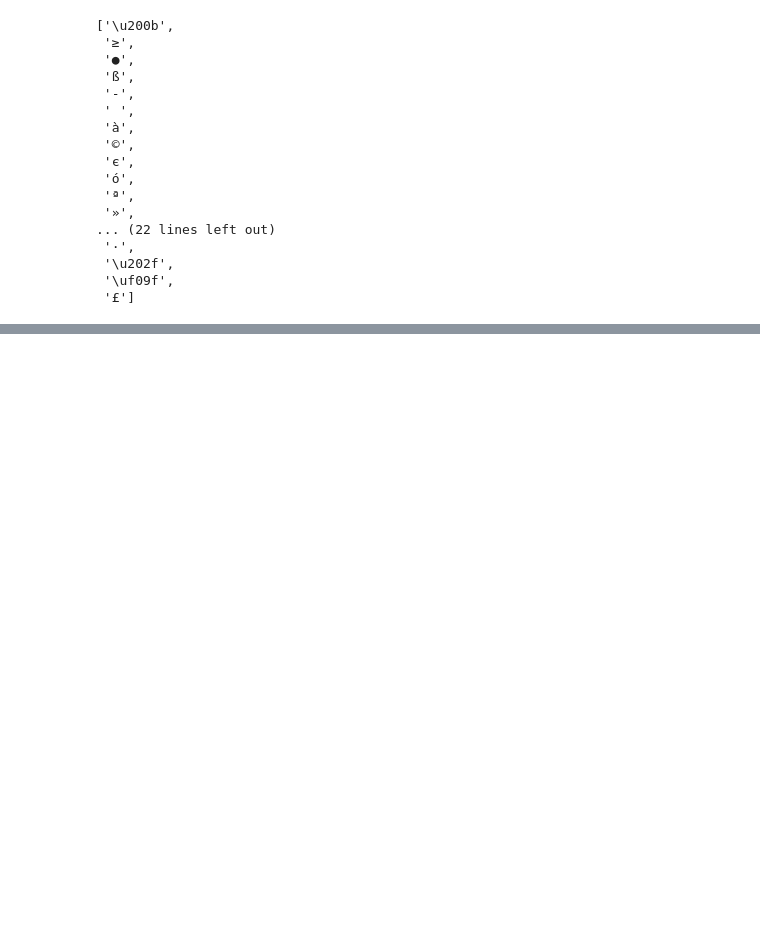
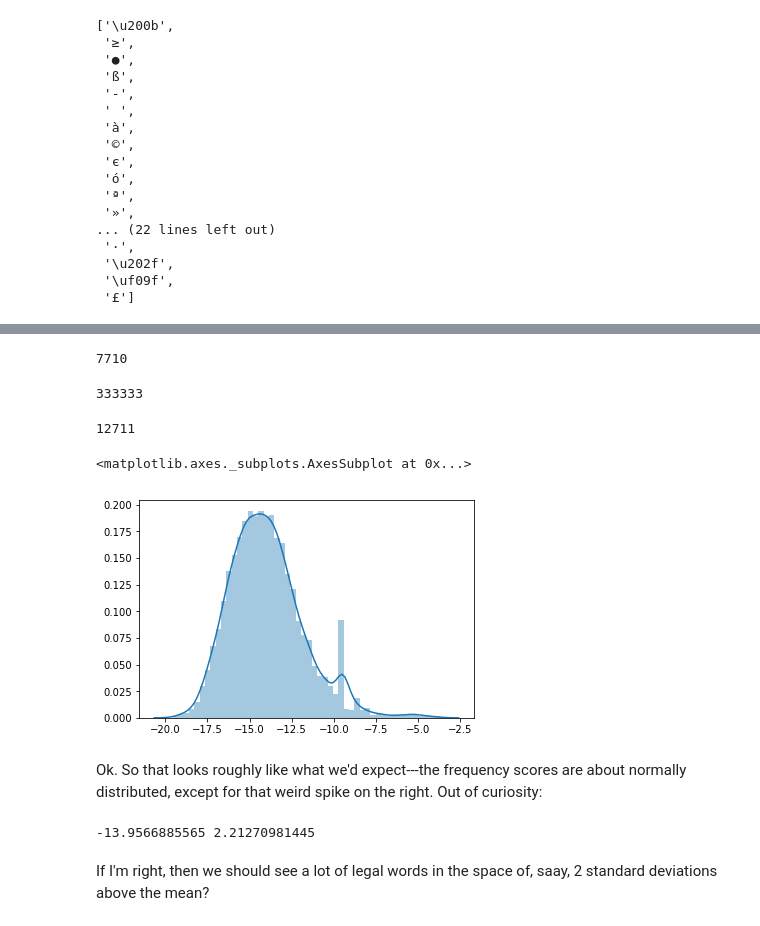
Before and after one commit to paultopia/kexplore, a Jupyter notebook: initial-explore.ipynb, the cells around one changed output, grey strips where cells are left out. Saved outputs shown, nothing was run; the diff lists cells and outputs as text; code cells hidden in the pictures; blank space fills up the shorter version.

```diff
--- a/initial-explore.ipynb
+++ b/initial-explore.ipynb
@@ -333,0 +409,40 @@ cleanks = [x.translate({ord(c): None for c in garbage}) for x in cleanks]
+# %%
+# that's more like it.
+contract_frequencies = Counter(words)
+# %%
+len(contract_frequencies.keys())
+# %% [output]
+7710
+# %%
+# now for norvig.
+language_frequencies = {}
+with open("norvig-list.txt") as nl:
+    for x in nl:
+        m = x.strip().split("\t")
+        language_frequencies.update({m[0]: int(m[1])})
+# %%
+len(language_frequencies.keys())
+# %% [output]
+333333
+# %%
+minval = min(language_frequencies.values())
+print(minval)
+# %% [output]
+12711
+# %%
+from math import log
+frequency_scores = {}
+for x in contract_frequencies.keys():
+    if x in language_frequencies:
+        val = language_frequencies[x]
+    else:
+        val = minval
+    frequency_scores.update({x: log(contract_frequencies[x]/val)}) # yay python three sensible division defaults!
+# %%
+# let's look at our scores:
+sns.distplot(list(frequency_scores.values()))
+# %% [output]
+<matplotlib.axes._subplots.AxesSubplot at 0x...>
+[figure, added]
+# %% [markdown]
+Ok.  So that looks roughly like what we'd expect---the frequency scores are about normally distributed, except for that weird spike on the right. Out of curiosity:
@@ -333,0 +454,6 @@ cleanks = [x.translate({ord(c): None for c in garbage}) for x in cleanks]
+# %%
+print(wordval_mean, wordval_sd)
+# %% [output]
+-13.9566885565 2.21270981445
+# %% [markdown]
+If I'm right, then we should see a lot of legal words in the space of, saay, 2 standard deviations above the mean?
```
Also changed, not shown: parts of 20 cells of this notebook, 2 other files.
